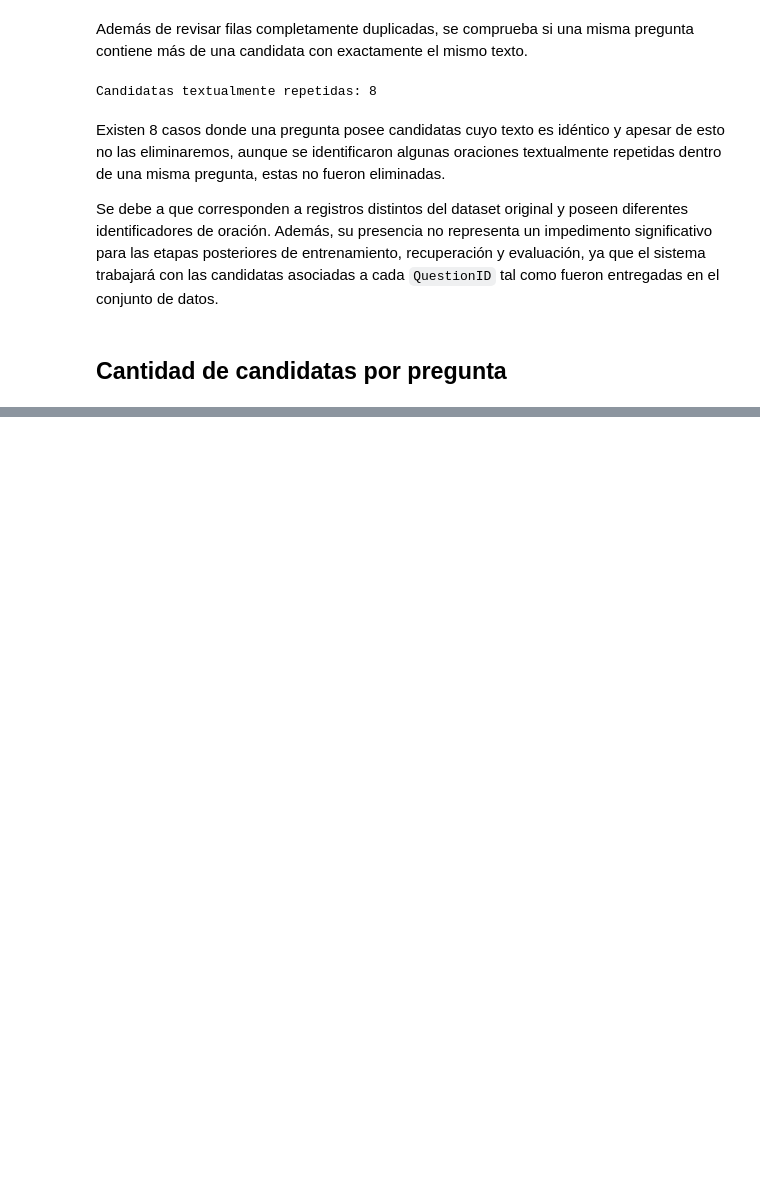
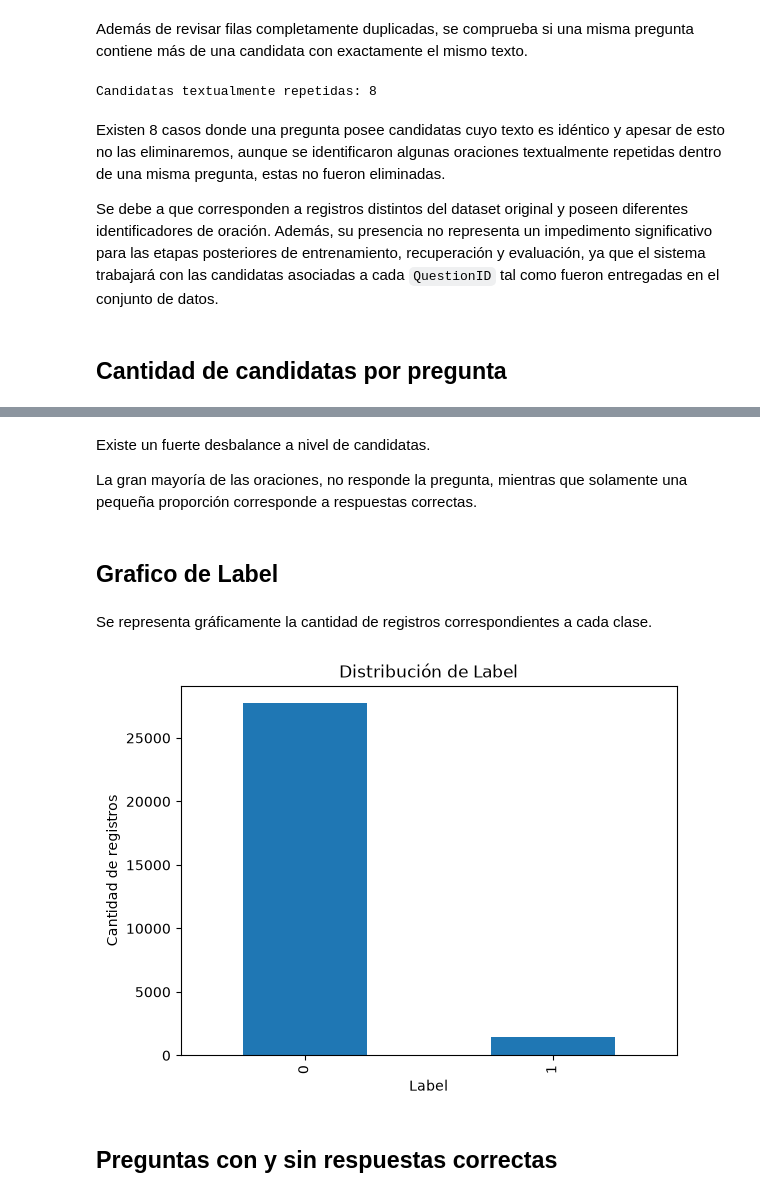
Before and after one commit to MatiasLeivaD/Tarea-3-Inteligencia-Artificial, a Jupyter notebook: Tarea_3.ipynb, the cells around one changed output, grey strips where cells are left out. Cells and saved outputs as stored; diff of their text form; code cells hidden in the pictures; blank space fills up the shorter version.

```diff
--- a/Tarea_3.ipynb
+++ b/Tarea_3.ipynb
@@ -136,0 +210,19 @@ Se debe a que corresponden a registros distintos del dataset original y poseen d
+# %%
+distribucion_label = (
+    df["Label"]
+    .value_counts()
+    .sort_index()
+)
+
+porcentaje_label = (
+    df["Label"]
+    .value_counts(normalize=True)
+    .sort_index()
+    * 100
+)
+
+print("Cantidad:")
+print(distribucion_label)
+
+print("\nPorcentaje:")
+print(porcentaje_label)
@@ -136,0 +241,22 @@ Se debe a que corresponden a registros distintos del dataset original y poseen d
+# %% [markdown]
+Existe un fuerte desbalance a nivel de candidatas.
+
+La gran mayoría de las oraciones, no responde la pregunta, mientras que solamente una pequeña proporción corresponde a respuestas correctas.
+# %% [markdown]
+## Grafico de Label
+# %% [markdown]
+Se representa gráficamente la cantidad de registros correspondientes a cada clase.
+# %%
+distribucion_label.plot(
+    kind="bar"
+)
+
+plt.xlabel("Label")
+plt.ylabel("Cantidad de registros")
+plt.title("Distribución de Label")
+
+plt.show()
+# %% [output]
+[figure, added]
+# %% [markdown]
+## Preguntas con y sin respuestas correctas
```
Also changed, not shown: parts of 203 cells of this notebook.
